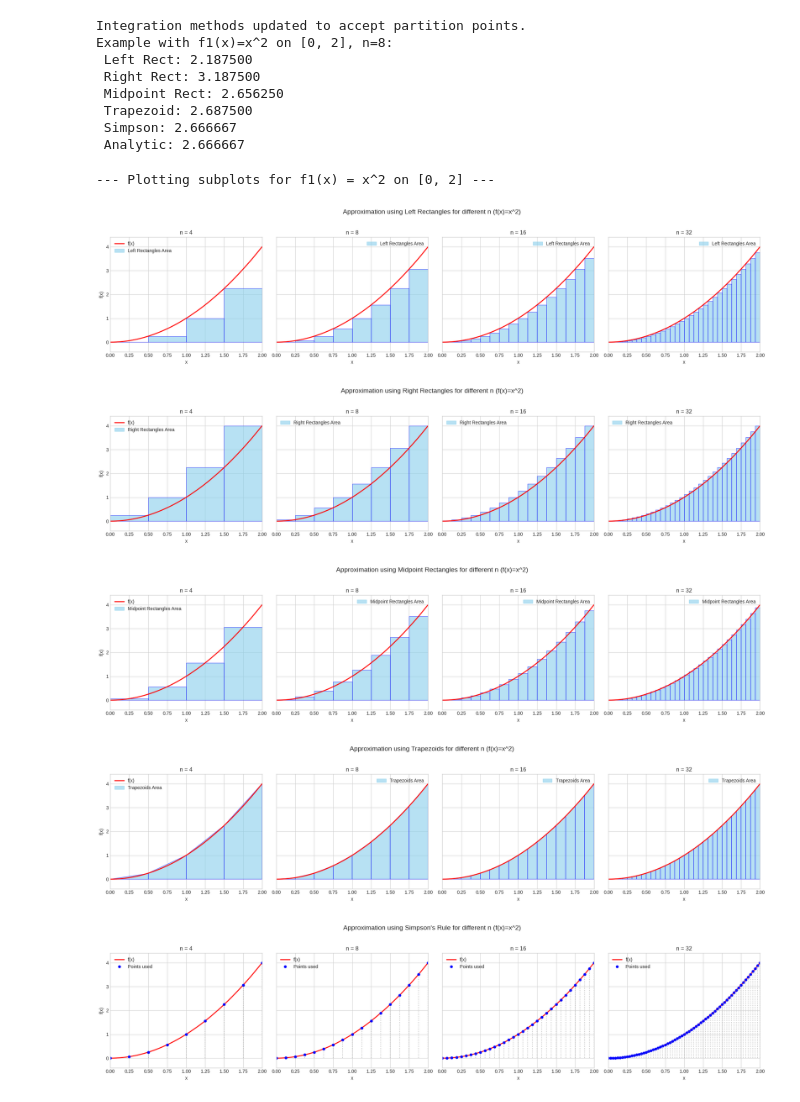
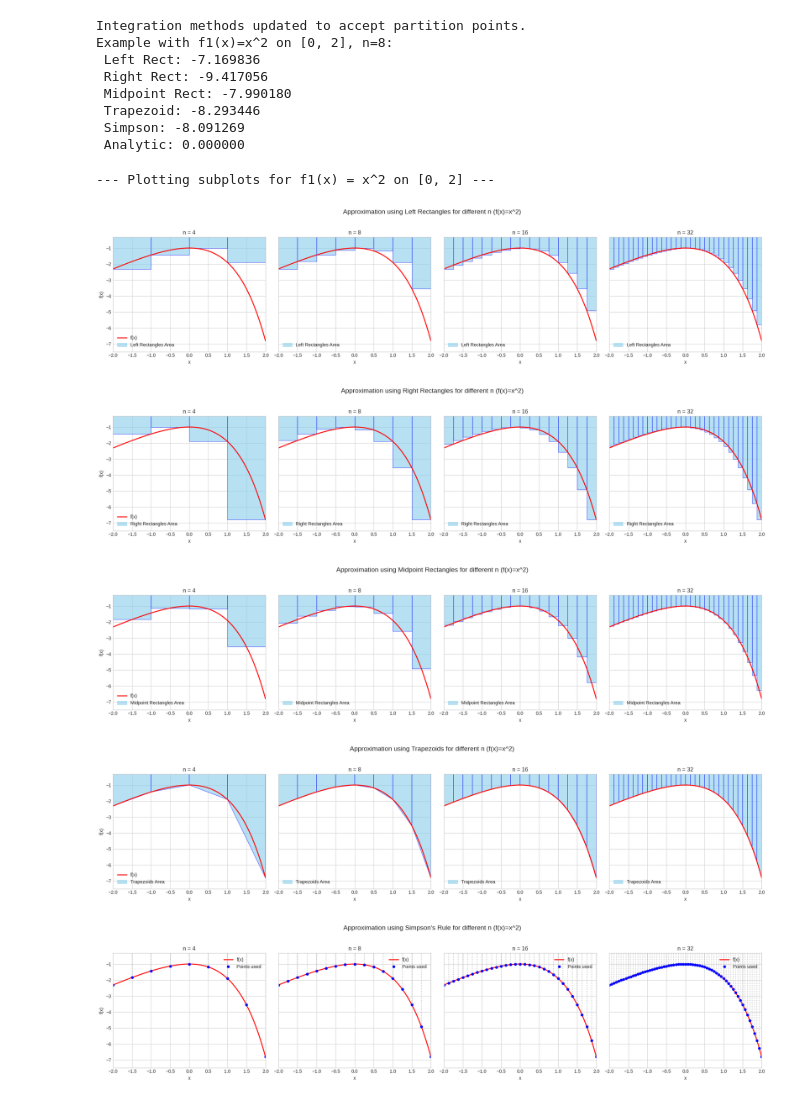
Before and after one commit to EZHOWWW/math_analysis_lab_reserch_lab_1, a Jupyter notebook: lab.ipynb, the cells around one changed output. Cells and saved outputs as stored; diff of their text form; code cells hidden in the pictures.

```diff
--- a/lab.ipynb
+++ b/lab.ipynb
@@ -107,24 +73,24 @@ def integrate_simpson(f:Callable[[float], float], x: np.ndarray)-> float:
 print("Integration methods updated to accept partition points.")
 
 # Example usage with a uniform partition
-a_test, b_test, n_test = 0, 2, 8
-x_test = create_uniform_partition(a_test, b_test, n_test)
+n_test = 8
+x_test = create_uniform_partition(bound_a, bound_b, n_test)
 print(f"Example with f1(x)=x^2 on [0, 2], n={n_test}:")
-print(f" Left Rect: {integrate_left_rect(f1, x_test):.6f}")
-print(f" Right Rect: {integrate_right_rect(f1, x_test):.6f}")
-print(f" Midpoint Rect: {integrate_midpoint_rect(f1, x_test):.6f}")
-print(f" Trapezoid: {integrate_trapezoid(f1, x_test):.6f}")
-print(f" Simpson: {integrate_simpson(f1, x_test):.6f}")
-print(f" Analytic: {analytic_integral_f1:.6f}")
+print(f" Left Rect: {integrate_left_rect(f, x_test):.6f}")
+print(f" Right Rect: {integrate_right_rect(f, x_test):.6f}")
+print(f" Midpoint Rect: {integrate_midpoint_rect(f, x_test):.6f}")
+print(f" Trapezoid: {integrate_trapezoid(f, x_test):.6f}")
+print(f" Simpson: {integrate_simpson(f, x_test):.6f}")
+print(f" Analytic: {analytic_integral:.6f}")
 # %% [output]
 Integration methods updated to accept partition points.
 Example with f1(x)=x^2 on [0, 2], n=8:
- Left Rect: 2.187500
- Right Rect: 3.187500
- Midpoint Rect: 2.656250
- Trapezoid: 2.687500
- Simpson: 2.666667
- Analytic: 2.666667
+ Left Rect: -7.169836
+ Right Rect: -9.417056
+ Midpoint Rect: -7.990180
+ Trapezoid: -8.293446
+ Simpson: -8.091269
+ Analytic: 0.000000
 # %%
 # New function to plot method approximations for different n values in subplots
 def plot_method_subplots(f: Callable[[float], float], a:float , b:float, n_values:int, method_name:str, title_suffix:str=""):
@@ -270,41 +236,41 @@ def plot_method_subplots(f: Callable[[float], float], a:float , b:float, n_value
             else:
                 ax.legend(handles=[proxy_patch], labels=[proxy_patch.get_label()])
 
     # Add a main title for the entire figure
     fig.suptitle(
         f"Approximation using {method_name} for different n {title_suffix}", fontsize=14
     )
     plt.tight_layout(rect=[0, 0.03, 1, 0.95])  # Adjust layout to prevent title overlap
     plt.show()
 
 
 # --- Generate Subplots for n = 4, 8, 16 ---
 
 n_values_to_plot = [4, 8, 16, 32]
 
 
 # Function 1: f1(x) = x^2 on [0, 2]
-a1, b1 = 0, 2
+a1, b1 = -2, 2
 print("\n--- Plotting subplots for f1(x) = x^2 on [0, 2] ---")
 plot_method_subplots(
-    f1, a1, b1, n_values_to_plot, "Left Rectangles", title_suffix="(f(x)=x^2)"
+    f, a1, b1, n_values_to_plot, "Left Rectangles", title_suffix="(f(x)=x^2)"
 )
 plot_method_subplots(
-    f1, a1, b1, n_values_to_plot, "Right Rectangles", title_suffix="(f(x)=x^2)"
+    f, a1, b1, n_values_to_plot, "Right Rectangles", title_suffix="(f(x)=x^2)"
 )
 plot_method_subplots(
-    f1, a1, b1, n_values_to_plot, "Midpoint Rectangles", title_suffix="(f(x)=x^2)"
+    f, a1, b1, n_values_to_plot, "Midpoint Rectangles", title_suffix="(f(x)=x^2)"
 )
 plot_method_subplots(
-    f1, a1, b1, n_values_to_plot, "Trapezoids", title_suffix="(f(x)=x^2)"
+    f, a1, b1, n_values_to_plot, "Trapezoids", title_suffix="(f(x)=x^2)"
 )
 plot_method_subplots(
-    f1, a1, b1, n_values_to_plot, "Simpson's Rule", title_suffix="(f(x)=x^2)"
+    f, a1, b1, n_values_to_plot, "Simpson's Rule", title_suffix="(f(x)=x^2)"
 )
 # %% [output]
 --- Plotting subplots for f1(x) = x^2 on [0, 2] ---
-[figure, old version]
+[figure, new version]
-[figure, old version]
+[figure, new version]
-[figure, old version]
+[figure, new version]
-[figure, old version]
+[figure, new version]
-[figure, old version]
+[figure, new version]
```
Also changed, not shown: parts of 4 cells of this notebook.
